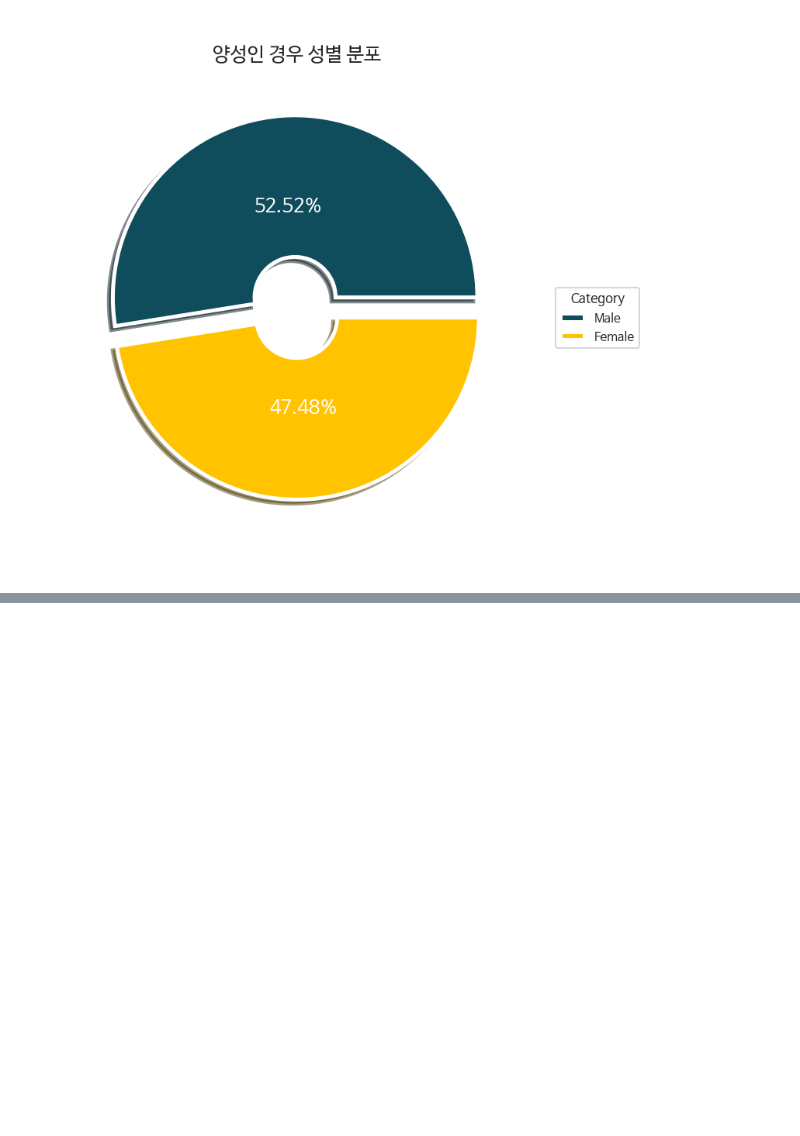
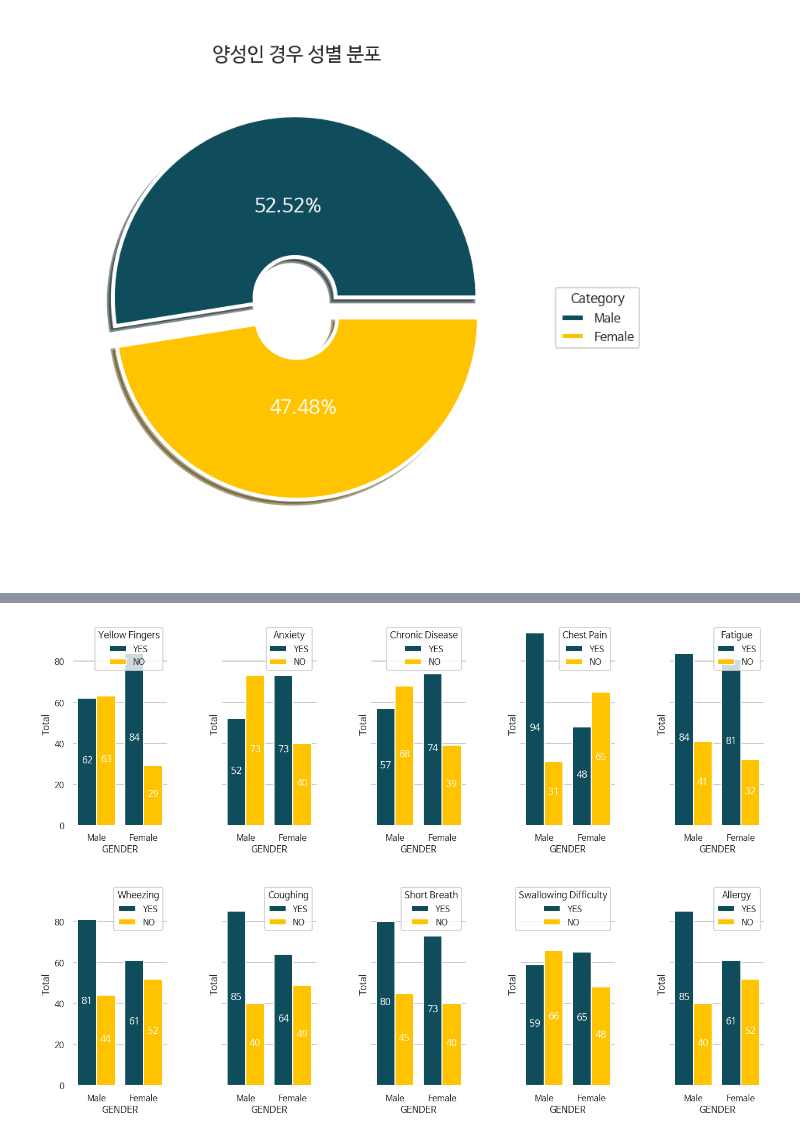
Before and after one commit to MinsooKwak/Kaggle_note, a Jupyter notebook: Data_science/lung_cancer_analysis_note.ipynb, the cells around one changed output, grey strips where cells are left out. Cells and saved outputs as stored; diff of their text form; code cells hidden in the pictures; blank space fills up the shorter version.

```diff
--- a/Data_science/lung_cancer_analysis_note.ipynb
+++ b/Data_science/lung_cancer_analysis_note.ipynb
@@ -449,0 +493,89 @@ plt.show()
+# %%
+fig, axes = plt.subplots(2,5, figsize=(20,14), sharex=False, sharey=True) # y축만 공유
+plt.tight_layout(pad=4.0)
+
+### YELLOW FINGERS
+sns.countplot(data=df_temp_pos, x='GENDER', hue='YELLOW_FINGERS', hue_order=['YES','NO'],
+              ax=axes[0,0], palette=["#0f4c5c","#FFC300"], saturation=1)
+axes[0,0].set_ylabel('Total')
+axes[0,0].legend(title='Yellow Fingers', loc='upper right')
+
+for container in axes[0,0].containers:
+  axes[0,0].bar_label(container, label_type='center', padding=2, size=17, color='white',rotation=0)
+
+### ANXIETY
+sns.countplot(data=df_temp_pos,x="GENDER",hue="ANXIETY",hue_order=['YES','NO'],ax=axes[0,1],
+              palette=["#0f4c5c","#FFC300"],saturation=1)
+axes[0,1].set_ylabel("Total")
+axes[0,1].legend(title="Anxiety",loc="upper right")
+
+for container in axes[0,1].containers:
+    axes[0,1].bar_label(container,label_type="center",padding=2,size=17,color="white",rotation=0)
+
+### CHRONIC DISEASE
+sns.countplot(data=df_temp_pos,x="GENDER",hue="CHRONIC DISEASE",hue_order=['YES','NO'],
+              ax=axes[0,2],palette=["#0f4c5c","#FFC300"],saturation=1)
+axes[0,2].set_ylabel("Total")
+axes[0,2].legend(title="Chronic Disease",loc="upper right")
+for container in axes[0,2].containers:
+    axes[0,2].bar_label(container,label_type="center",padding=2,size=17,color="white",rotation=0)
+
+### CHEST PAIN
+sns.countplot(data=df_temp_pos,x="GENDER",hue="CHEST PAIN",hue_order=['YES','NO'],
+              ax=axes[0,3],palette=["#0f4c5c","#FFC300"],saturation=1)
+axes[0,3].set_ylabel("Total")
+axes[0,3].legend(title="Chest Pain",loc="upper right")
+for container in axes[0,3].containers:
+    axes[0,3].bar_label(container,label_type="center",padding=2,size=17,color="white",rotation=0)
+
+### FATIGUE
+sns.countplot(data=df_temp_pos,x="GENDER",hue="FATIGUE ",hue_order=['YES','NO'],
+              ax=axes[0,4],palette=["#0f4c5c","#FFC300"],saturation=1)
+axes[0,4].set_ylabel("Total")
+axes[0,4].legend(title="Fatigue",loc="upper right")
+for container in axes[0,4].containers:
+    axes[0,4].bar_label(container,label_type="center",padding=2,size=17,color="white",rotation=0)
+
+### WHEEZING
+sns.countplot(data=df_temp_pos,x="GENDER",hue="WHEEZING",hue_order=['YES','NO'],
+              ax=axes[1,0],palette=["#0f4c5c","#FFC300"],saturation=1)
+axes[1,0].set_ylabel("Total")
+axes[1,0].legend(title="Wheezing",loc="upper right")
+for container in axes[1,0].containers:
+    axes[1,0].bar_label(container,label_type="center",padding=2,size=17,color="white",rotation=0)
+
+### COUGHING
+sns.countplot(data=df_temp_pos,x="GENDER",hue="COUGHING",hue_order=['YES','NO'],
+              ax=axes[1,1],palette=["#0f4c5c","#FFC300"],saturation=1)
+axes[1,1].set_ylabel("Total")
+axes[1,1].legend(title="Coughing",loc="upper right")
+for container in axes[1,1].containers:
+    axes[1,1].bar_label(container,label_type="center",padding=2,size=17,color="white",rotation=0)
+
+### SHORTNESS OF BREATH
+sns.countplot(data=df_temp_pos,x="GENDER",hue="SHORTNESS OF BREATH",hue_order=['YES','NO'],
+              ax=axes[1,2],palette=["#0f4c5c","#FFC300"],saturation=1)
+axes[1,2].set_ylabel("Total")
+axes[1,2].legend(title="Short Breath",loc="upper right")
+for container in axes[1,2].containers:
+    axes[1,2].bar_label(container,label_type="center",padding=2,size=17,color="white",rotation=0)
+
+### SWALLOWING DIFFICULTY
+sns.countplot(data=df_temp_pos,x="GENDER",hue="SWALLOWING DIFFICULTY",hue_order=['YES','NO'],
+              ax=axes[1,3],palette=["#0f4c5c","#FFC300"],saturation=1)
+axes[1,3].set_ylabel("Total")
+axes[1,3].legend(title="Swallowing Difficulty",loc="upper right")
+for container in axes[1,3].containers:
+    axes[1,3].bar_label(container,label_type="center",padding=2,size=17,color="white",rotation=0)
+
+sns.countplot(data=df_temp_pos,x="GENDER",hue="ALLERGY ",hue_order=['YES','NO'],
+              ax=axes[1,4],palette=["#0f4c5c","#FFC300"],saturation=1)
+axes[1,4].set_ylabel("Total")
+axes[1,4].legend(title="Allergy",loc="upper right")
+for container in axes[1,4].containers:
+    axes[1,4].bar_label(container,label_type="center",padding=2,size=17,color="white",rotation=0)
+
+sns.despine(left=True, bottom=True)
+plt.show()
+# %% [output]
+[figure, added]
```
Also changed, not shown: parts of 5 cells of this notebook.
